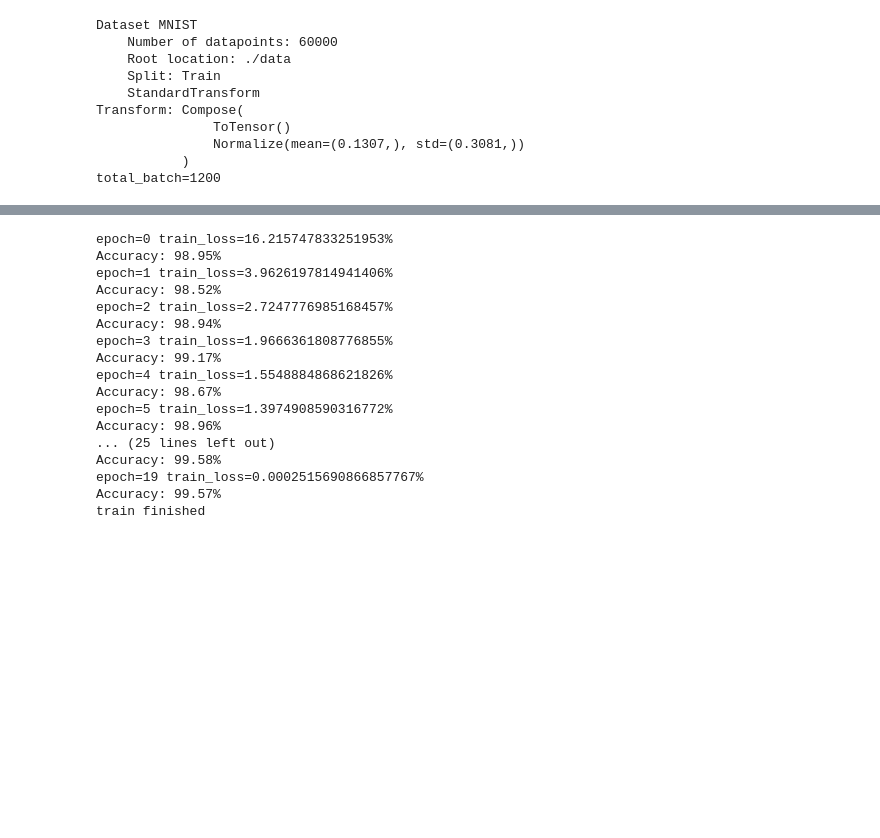
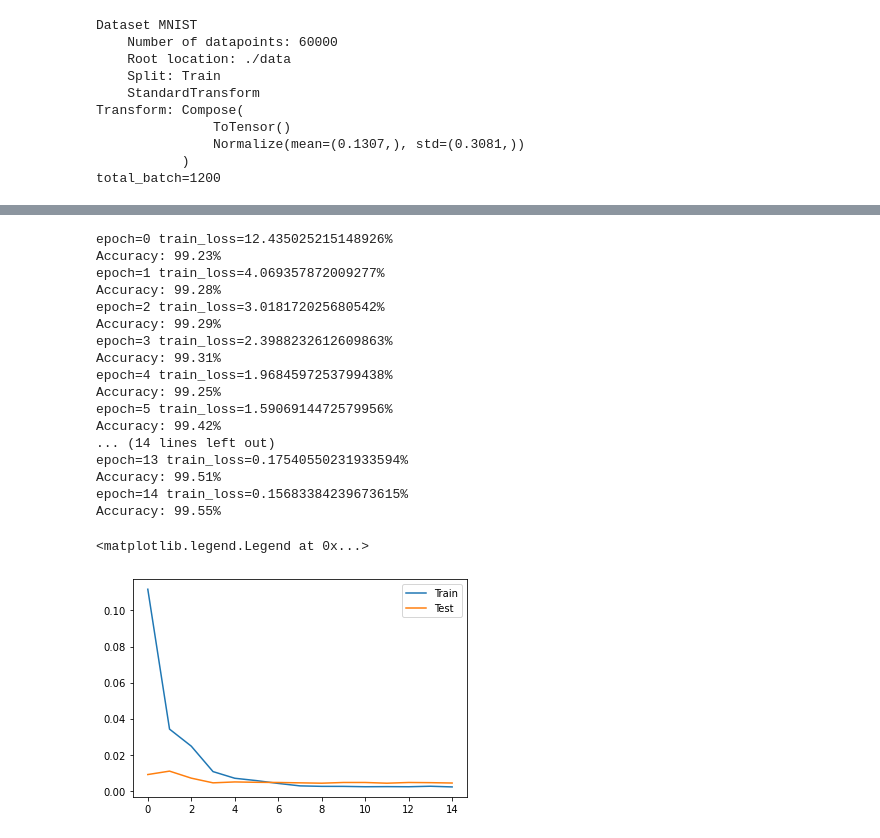
Before and after one commit to yj01jung/mnist, a Jupyter notebook: mnist.ipynb, the cells around one changed output, grey strips where cells are left out. Saved outputs shown, nothing was run; the diff lists cells and outputs as text; code cells hidden in the pictures; blank space fills up the shorter version.

```diff
--- a/mnist.ipynb
+++ b/mnist.ipynb
@@ -98,8 +111,10 @@ Net(
 )
 # %%
 
-net.train()
-for epoch in range(20):
+train_loss_list = []
+test_acc_list = []
+for epoch in range(15):
+    net.train()
     total_loss = 0
     for x, target in train_loader:
         x = x.to(device)
@@ -113,7 +128,7 @@ for epoch in range(20):
     scheduler.step(loss)
 
     print(f"{epoch=} train_loss={100 * total_loss / total_batch}%")
-
+    train_loss_list.append(total_loss / total_batch)
     correct = 0
     total = 0
     with torch.no_grad():
@@ -126,24 +141,22 @@ for epoch in range(20):
             total += label.size(0)
             correct += (predicted == label).sum().item()
     print(f"Accuracy: {100 * correct / total}%")
-
-torch.save(net.state_dict(), "./mnist.pth")
-print("train finished")
+    test_acc_list.append(correct / total)
 # %% [output]
-epoch=0 train_loss=16.215747833251953%
-Accuracy: 98.95%
-epoch=1 train_loss=3.9626197814941406%
-Accuracy: 98.52%
-epoch=2 train_loss=2.7247776985168457%
-Accuracy: 98.94%
-epoch=3 train_loss=1.9666361808776855%
-Accuracy: 99.17%
-epoch=4 train_loss=1.5548884868621826%
-Accuracy: 98.67%
-epoch=5 train_loss=1.3974908590316772%
-Accuracy: 98.96%
-... (25 lines left out)
-Accuracy: 99.58%
-epoch=19 train_loss=0.0002515690866857767%
-Accuracy: 99.57%
-train finished
+epoch=0 train_loss=12.435025215148926%
+Accuracy: 99.23%
+epoch=1 train_loss=4.069357872009277%
+Accuracy: 99.28%
+epoch=2 train_loss=3.018172025680542%
+Accuracy: 99.29%
+epoch=3 train_loss=2.3988232612609863%
+Accuracy: 99.31%
+epoch=4 train_loss=1.9684597253799438%
+Accuracy: 99.25%
+epoch=5 train_loss=1.5906914472579956%
+Accuracy: 99.42%
+... (14 lines left out)
+epoch=13 train_loss=0.17540550231933594%
+Accuracy: 99.51%
+epoch=14 train_loss=0.15683384239673615%
+Accuracy: 99.55%
@@ -150,3 +165,11 @@ train finished
+# %%
+
+plt.plot(range(15), np.array(train_loss_list))
+plt.plot(range(15),1 - np.array(test_acc_list))
+plt.legend(['Train', 'Test'])
+# %% [output]
+<matplotlib.legend.Legend at 0x...>
+[figure, added]
 # %%
 correct = 0
 total = 0
```
Also changed, not shown: parts of 9 cells of this notebook, 2 other files.
